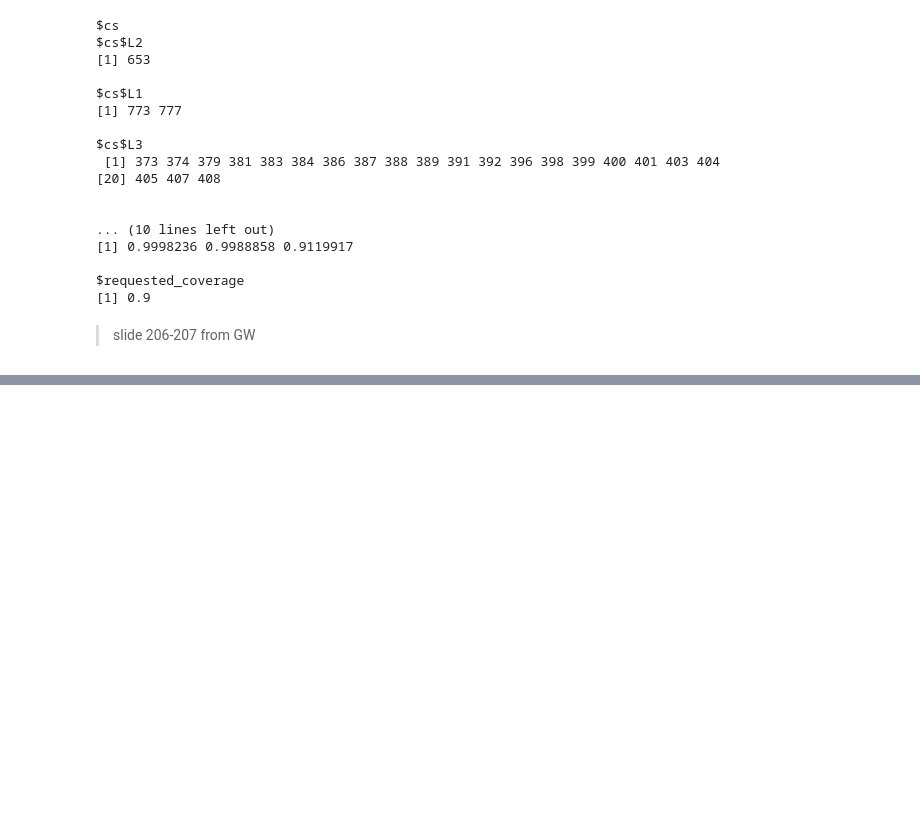
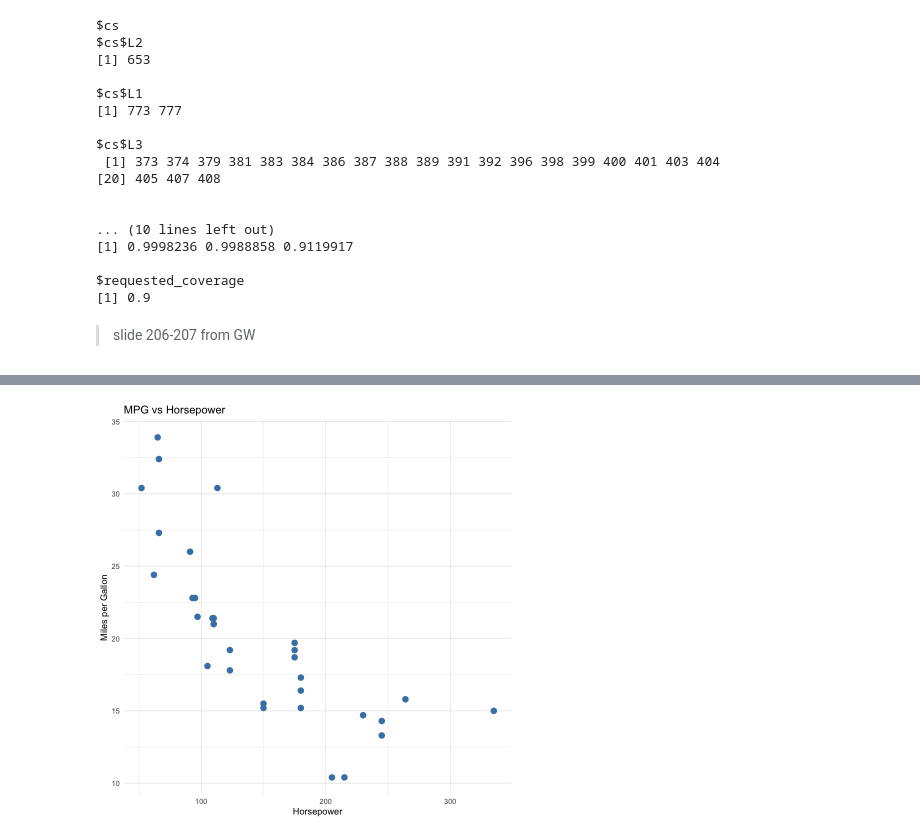
Before and after one commit to StatFunGen/statgen-prerequisites, a Jupyter notebook: 3_2_fine_mapping.ipynb, the cells around one changed output, grey strips where cells are left out. Cells and saved outputs as stored; diff of their text form; code cells hidden in the pictures; blank space fills up the shorter version.

```diff
--- a/3_2_fine_mapping.ipynb
+++ b/3_2_fine_mapping.ipynb
@@ -187,0 +193,13 @@ $requested_coverage
+# %%
+# Load necessary library
+library(ggplot2)
+
+# Create the plot
+ggplot(data = mtcars, aes(x = hp, y = mpg)) +
+  geom_point(color = "steelblue", size = 3) +
+  labs(title = "MPG vs Horsepower",
+       x = "Horsepower",
+       y = "Miles per Gallon") +
+  theme_minimal()
+# %% [output]
+[figure, added]
```
Also changed, not shown: parts of 3 cells of this notebook, 9 other files.
